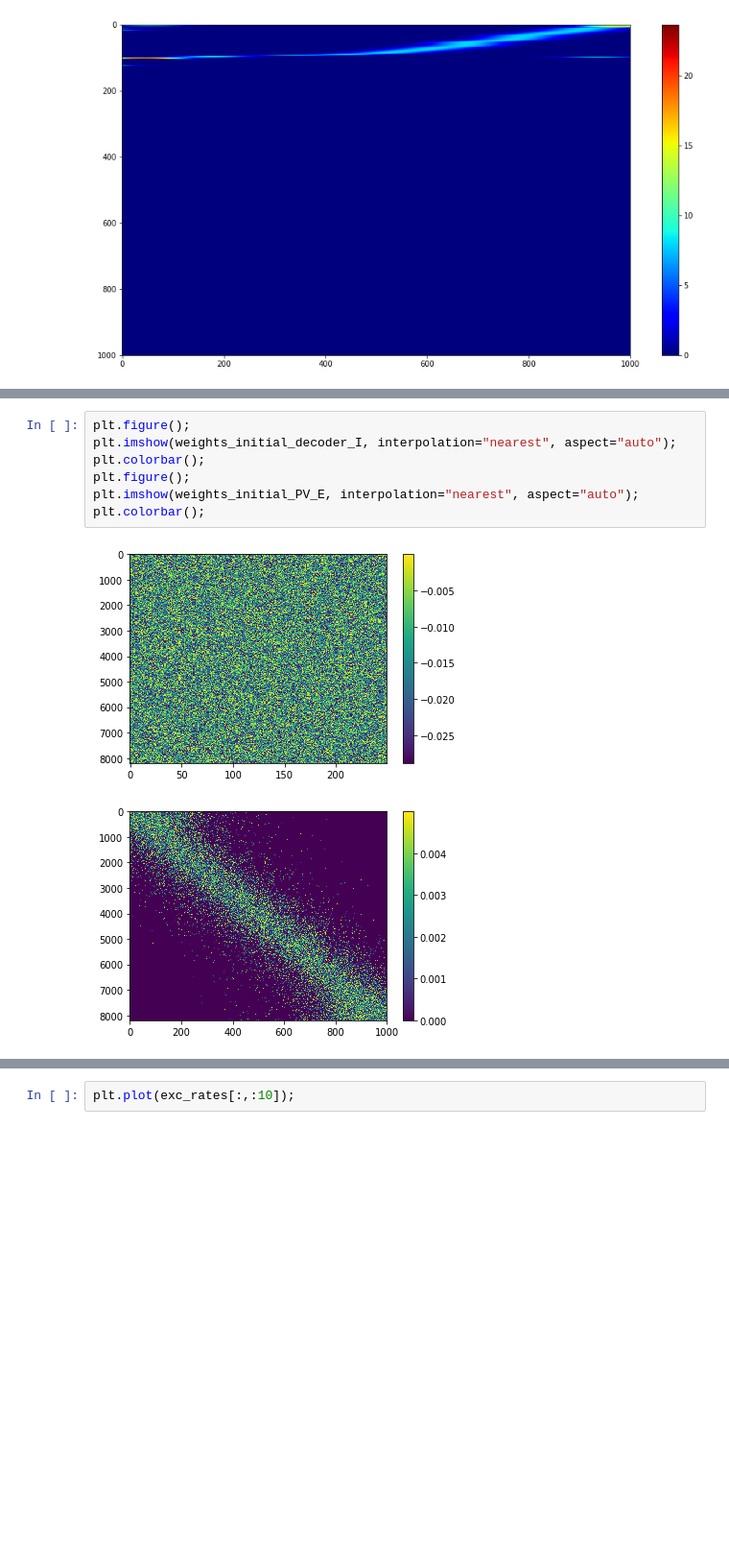
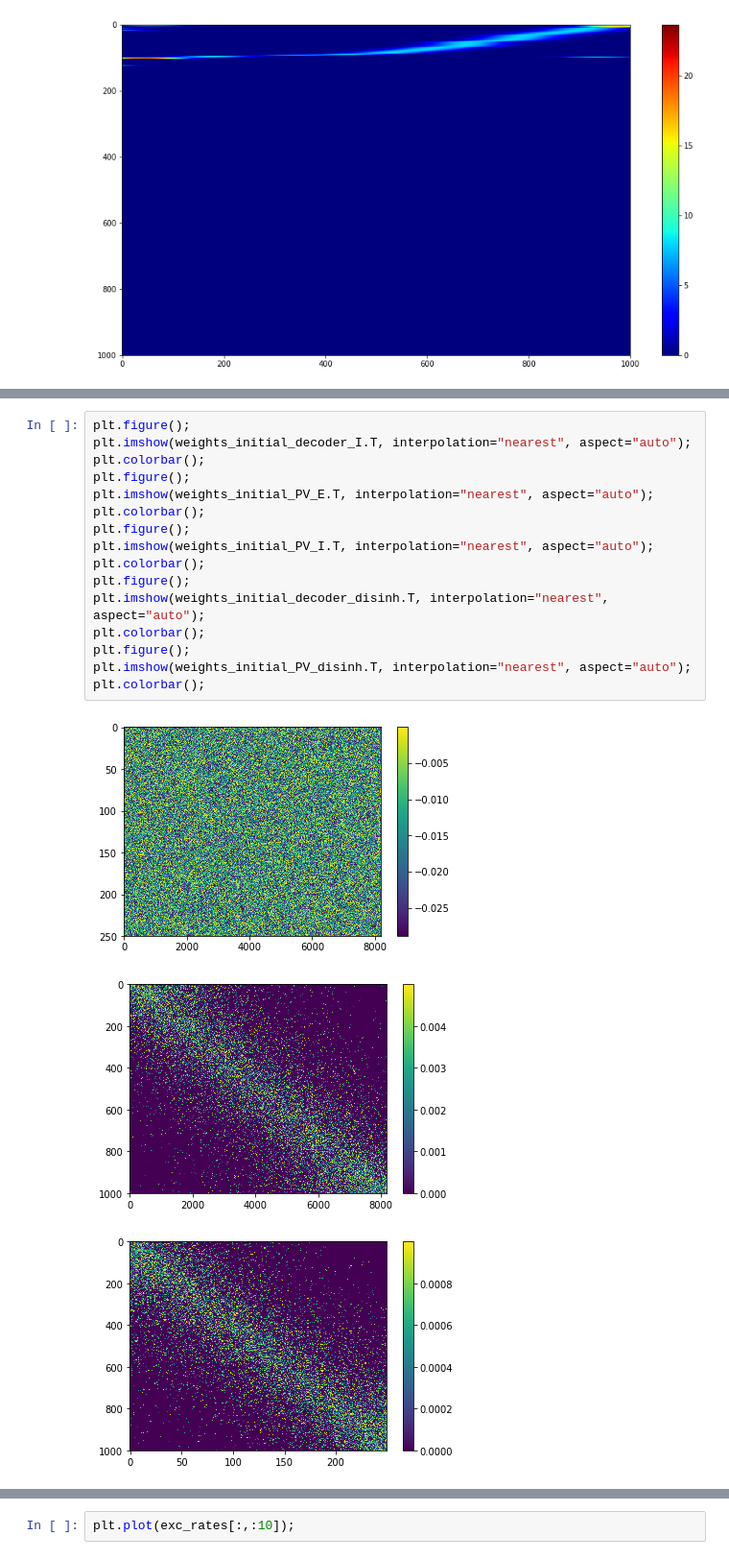
Before and after one commit to iraikov/nengo_maze_env, a Jupyter notebook: notebooks/srf_nengo_autoencoder_dof_decoder.ipynb, the cells around one changed output, grey strips where cells are left out. Shown at 96% size. Saved outputs shown, nothing was run; the diff lists cells and outputs as text; blank space fills up the shorter version.

```diff
--- a/notebooks/srf_nengo_autoencoder_dof_decoder.ipynb
+++ b/notebooks/srf_nengo_autoencoder_dof_decoder.ipynb
@@ -301,10 +353,20 @@ print(np.mean(output_rates))
 # %%
 plt.figure();
-plt.imshow(weights_initial_decoder_I, interpolation="nearest", aspect="auto");
+plt.imshow(weights_initial_decoder_I.T, interpolation="nearest", aspect="auto");
 plt.colorbar();
 plt.figure();
-plt.imshow(weights_initial_PV_E, interpolation="nearest", aspect="auto");
+plt.imshow(weights_initial_PV_E.T, interpolation="nearest", aspect="auto");
 plt.colorbar();
+plt.figure();
+plt.imshow(weights_initial_PV_I.T, interpolation="nearest", aspect="auto");
+plt.colorbar();
+plt.figure();
+plt.imshow(weights_initial_decoder_disinh.T, interpolation="nearest", aspect="auto");
+plt.colorbar();
+plt.figure();
+plt.imshow(weights_initial_PV_disinh.T, interpolation="nearest", aspect="auto");
+plt.colorbar();
 # %% [output]
-[figure, old version]
+[figure, new version]
-[figure, old version]
+[figure, new version]
+[figure, added]
```
Also changed, not shown: parts of 13 cells of this notebook, 2 other files.
